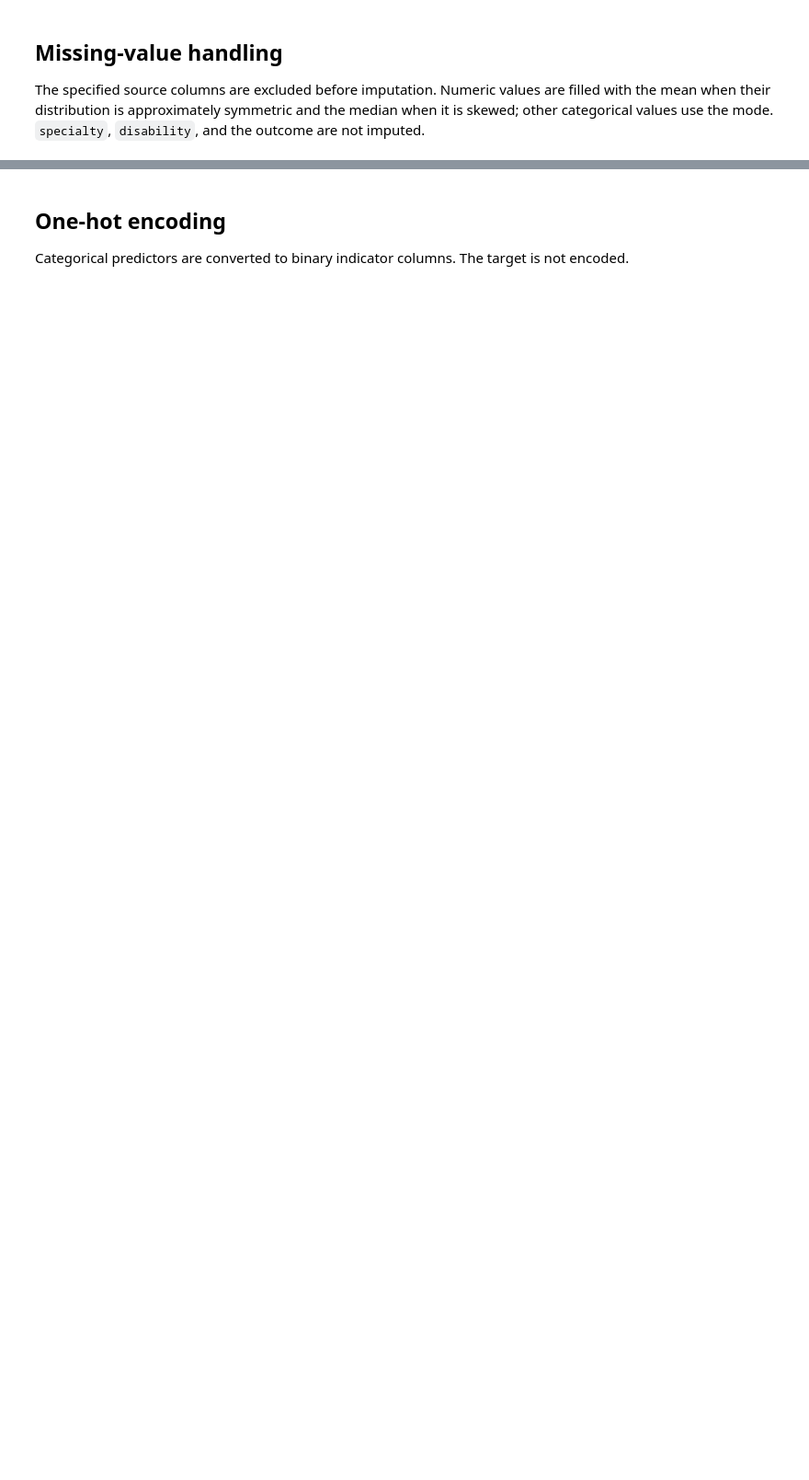
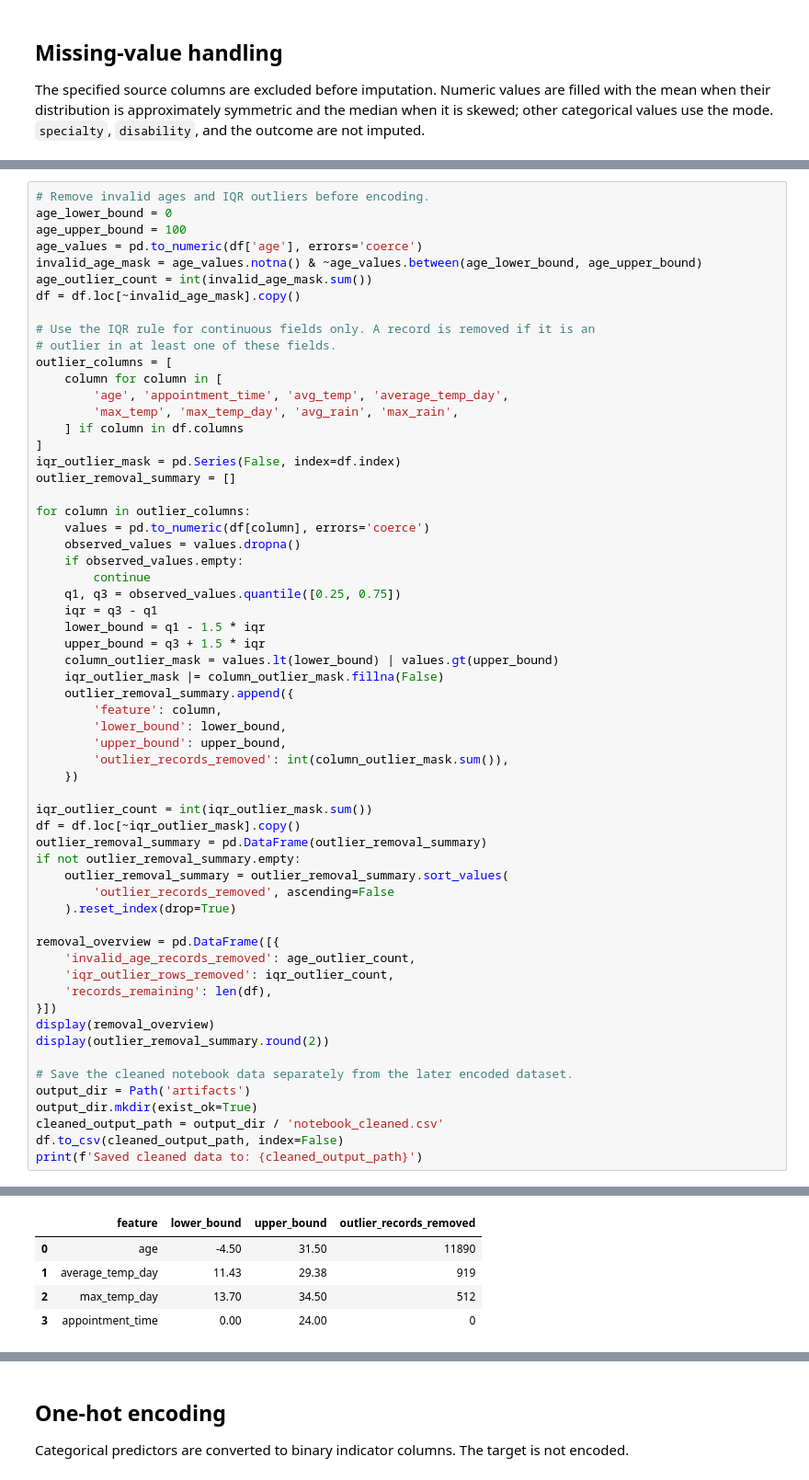
Before and after one commit to darshantank1995/MedicalAppointment, a Jupyter notebook: medical_appointment_eda.ipynb, the cells around one changed output, grey strips where cells are left out. Shown at 92% size. Drawn from its saved outputs; the diff is of its cells as text; blank space fills up the shorter version.

```diff
--- a/medical_appointment_eda.ipynb
+++ b/medical_appointment_eda.ipynb
@@ -106,0 +97,61 @@ Saved cleaned data to: artifacts\notebook_cleaned.csv
+# %%
+# Remove invalid ages and IQR outliers before encoding.
+age_lower_bound = 0
+age_upper_bound = 100
+age_values = pd.to_numeric(df['age'], errors='coerce')
+invalid_age_mask = age_values.notna() & ~age_values.between(age_lower_bound, age_upper_bound)
+age_outlier_count = int(invalid_age_mask.sum())
+df = df.loc[~invalid_age_mask].copy()
+
+# Use the IQR rule for continuous fields only. A record is removed if it is an
+# outlier in at least one of these fields.
+outlier_columns = [
+    column for column in [
+        'age', 'appointment_time', 'avg_temp', 'average_temp_day',
+        'max_temp', 'max_temp_day', 'avg_rain', 'max_rain',
+    ] if column in df.columns
+]
+iqr_outlier_mask = pd.Series(False, index=df.index)
+outlier_removal_summary = []
+
+for column in outlier_columns:
+    values = pd.to_numeric(df[column], errors='coerce')
+    observed_values = values.dropna()
+    if observed_values.empty:
+        continue
+    q1, q3 = observed_values.quantile([0.25, 0.75])
+    iqr = q3 - q1
+    lower_bound = q1 - 1.5 * iqr
+    upper_bound = q3 + 1.5 * iqr
+    column_outlier_mask = values.lt(lower_bound) | values.gt(upper_bound)
+    iqr_outlier_mask |= column_outlier_mask.fillna(False)
+    outlier_removal_summary.append({
+        'feature': column,
+        'lower_bound': lower_bound,
+        'upper_bound': upper_bound,
+        'outlier_records_removed': int(column_outlier_mask.sum()),
+    })
+
+iqr_outlier_count = int(iqr_outlier_mask.sum())
+df = df.loc[~iqr_outlier_mask].copy()
+outlier_removal_summary = pd.DataFrame(outlier_removal_summary)
+if not outlier_removal_summary.empty:
+    outlier_removal_summary = outlier_removal_summary.sort_values(
+        'outlier_records_removed', ascending=False
+    ).reset_index(drop=True)
+
+removal_overview = pd.DataFrame([{
+    'invalid_age_records_removed': age_outlier_count,
+    'iqr_outlier_rows_removed': iqr_outlier_count,
+    'records_remaining': len(df),
+}])
+display(removal_overview)
+display(outlier_removal_summary.round(2))
+
+# Save the cleaned notebook data separately from the later encoded dataset.
+output_dir = Path('artifacts')
+output_dir.mkdir(exist_ok=True)
+cleaned_output_path = output_dir / 'notebook_cleaned.csv'
+df.to_csv(cleaned_output_path, index=False)
+print(f'Saved cleaned data to: {cleaned_output_path}')
+# %% [output]
@@ -106,0 +160,5 @@ Saved cleaned data to: artifacts\notebook_cleaned.csv
+|  | feature | lower_bound | upper_bound | outlier_records_removed |
+| 0 | age | -4.50 | 31.50 | 11890 |
+| 1 | average_temp_day | 11.43 | 29.38 | 919 |
+| 2 | max_temp_day | 13.70 | 34.50 | 512 |
+| 3 | appointment_time | 0.00 | 24.00 | 0 |
```
Also changed, not shown: parts of 8 cells of this notebook, 7 other files.
